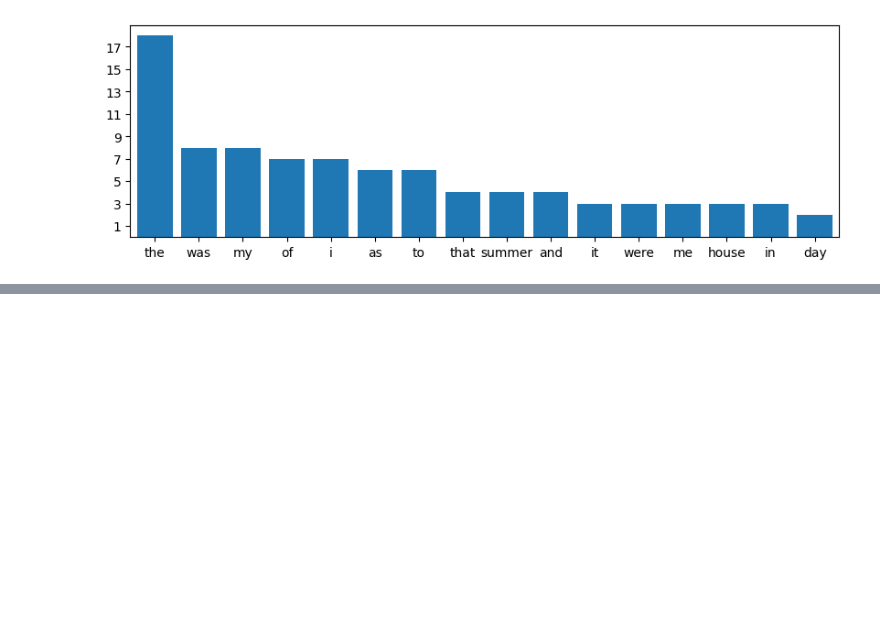
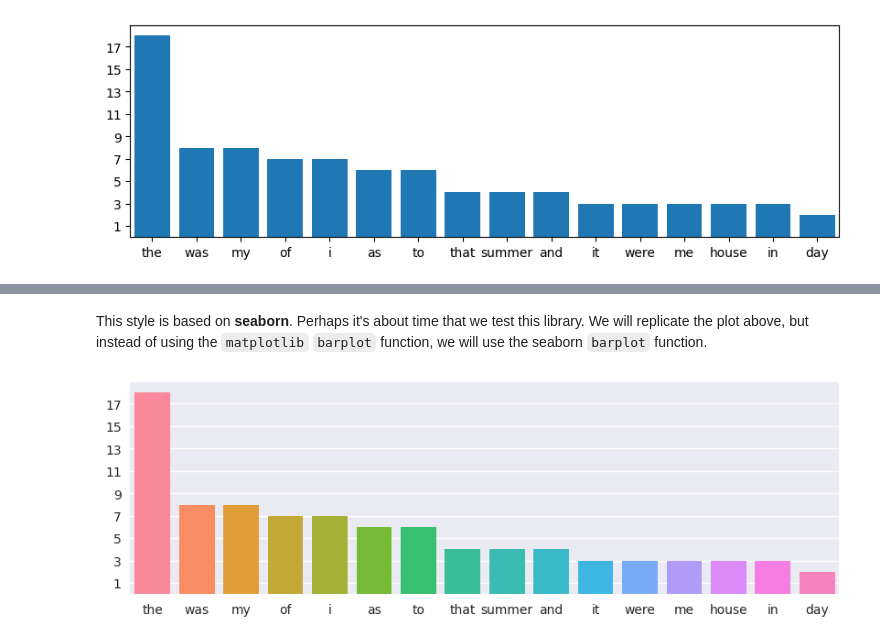
Before and after one commit to SentientVirus/ATTC_biopython, a Jupyter notebook: 3-Data_parsing.ipynb, the cells around one changed output, grey strips where cells are left out. Drawn from its saved outputs; the diff is of its cells as text; code cells hidden in the pictures; blank space fills up the shorter version.

```diff
--- a/3-Data_parsing.ipynb
+++ b/3-Data_parsing.ipynb
@@ -613,0 +618,9 @@ import seaborn
+# %% [markdown]
+This style is based on **seaborn**. Perhaps it's about time that we test this library. We will replicate the plot above, but instead of using the ``matplotlib`` ``barplot`` function, we will use the seaborn ``barplot`` function.
+# %%
+with plt.style.context("seaborn"):
+    plt.figure(figsize = (10, 3))
+    plt.yticks(range(1, max(y)+1, 2));
+    sns.barplot(x = x, y = y, saturation = 1);
+# %% [output]
+[figure, added]
```
Also changed, not shown: parts of 13 cells of this notebook.
